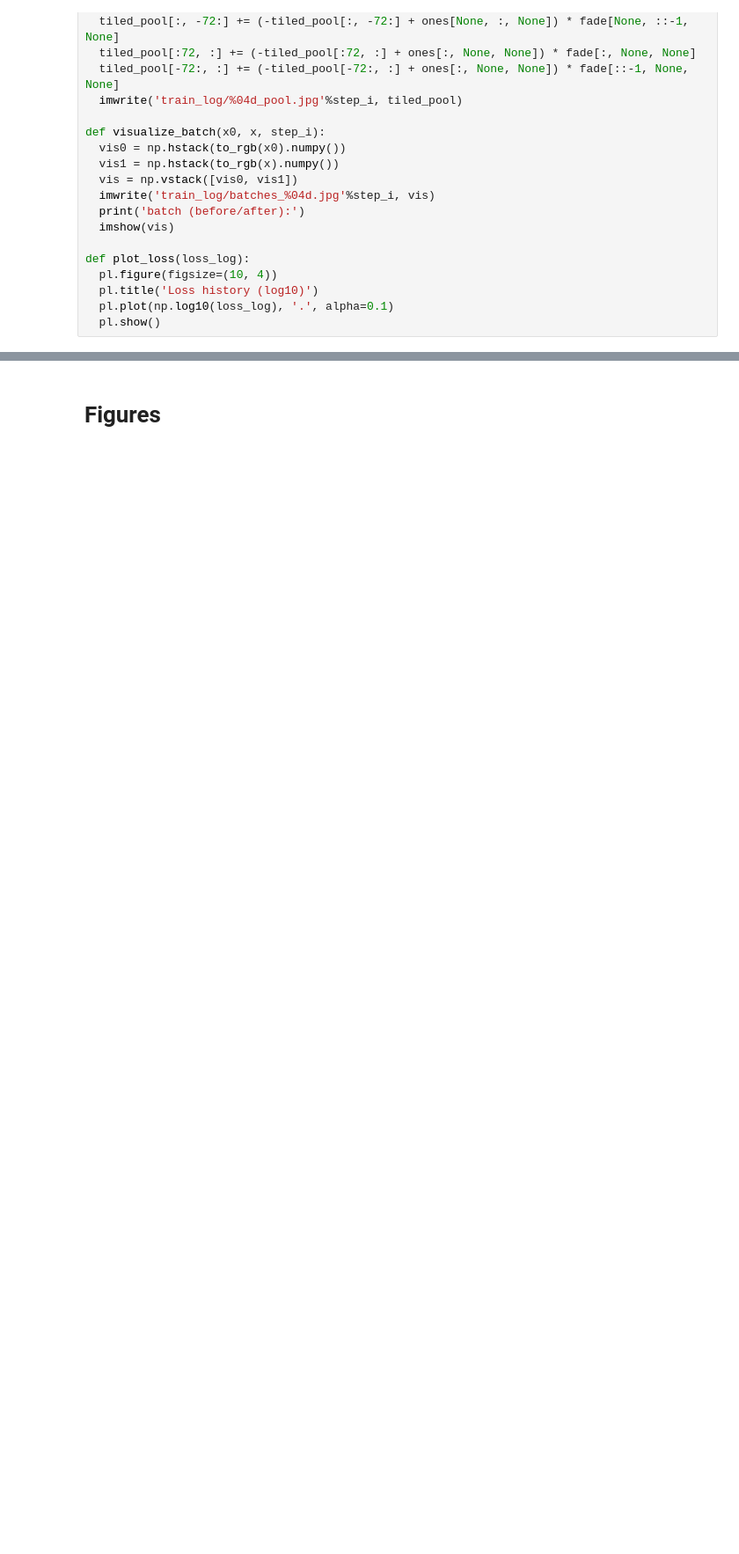
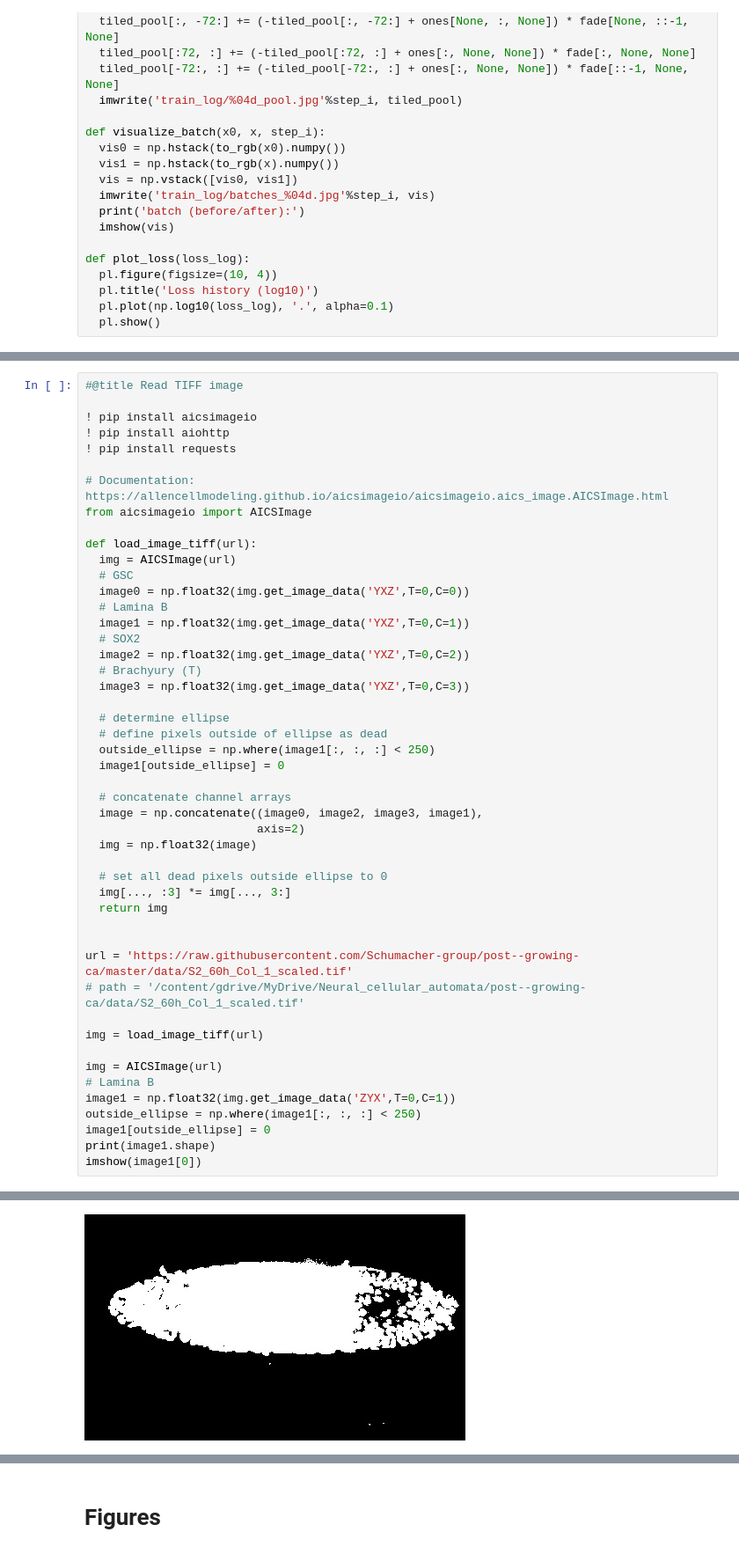
Before and after one commit to Schumacher-group/post--growing-ca, a Jupyter notebook: Growing_Neural_Cellular_Automata_2_0.ipynb, the cells around one changed output, grey strips where cells are left out. Shown at 88% size. Saved outputs shown, nothing was run; the diff lists cells and outputs as text; blank space fills up the shorter version.

Commit message:
Read TIFF

```diff
--- a/Growing_Neural_Cellular_Automata_2_0.ipynb
+++ b/Growing_Neural_Cellular_Automata_2_0.ipynb
@@ -445,0 +459,49 @@ imshow(zoom(to_rgb(target_img), 2), fmt='png')
+# %%
+#@title Read TIFF image
+
+! pip install aicsimageio
+! pip install aiohttp
+! pip install requests
+
+# Documentation: https://allencellmodeling.github.io/aicsimageio/aicsimageio.aics_image.AICSImage.html
+from aicsimageio import AICSImage
+
+def load_image_tiff(url):
+  img = AICSImage(url)
+  # GSC
+  image0 = np.float32(img.get_image_data('YXZ',T=0,C=0))
+  # Lamina B
+  image1 = np.float32(img.get_image_data('YXZ',T=0,C=1))
+  # SOX2
+  image2 = np.float32(img.get_image_data('YXZ',T=0,C=2))
+  # Brachyury (T)
+  image3 = np.float32(img.get_image_data('YXZ',T=0,C=3))
+
+  # determine ellipse
+  # define pixels outside of ellipse as dead
+  outside_ellipse = np.where(image1[:, :, :] < 250)
+  image1[outside_ellipse] = 0
+
+  # concatenate channel arrays
+  image = np.concatenate((image0, image2, image3, image1),
+                         axis=2)
+  img = np.float32(image)
+
+  # set all dead pixels outside ellipse to 0
+  img[..., :3] *= img[..., 3:]
+  return img
+
+
+url = 'https://raw.githubusercontent.com/Schumacher-group/post--growing-ca/master/data/S2_60h_Col_1_scaled.tif'
+# path = '/content/gdrive/MyDrive/Neural_cellular_automata/post--growing-ca/data/S2_60h_Col_1_scaled.tif'
+
+img = load_image_tiff(url)
+
+img = AICSImage(url)
+# Lamina B
+image1 = np.float32(img.get_image_data('ZYX',T=0,C=1))
+outside_ellipse = np.where(image1[:, :, :] < 250)
+image1[outside_ellipse] = 0
+print(image1.shape)
+imshow(image1[0])
+# %% [output]
@@ -445,0 +530 @@ imshow(zoom(to_rgb(target_img), 2), fmt='png')
+[figure, added]
```
Also changed, not shown: parts of 10 cells of this notebook.
